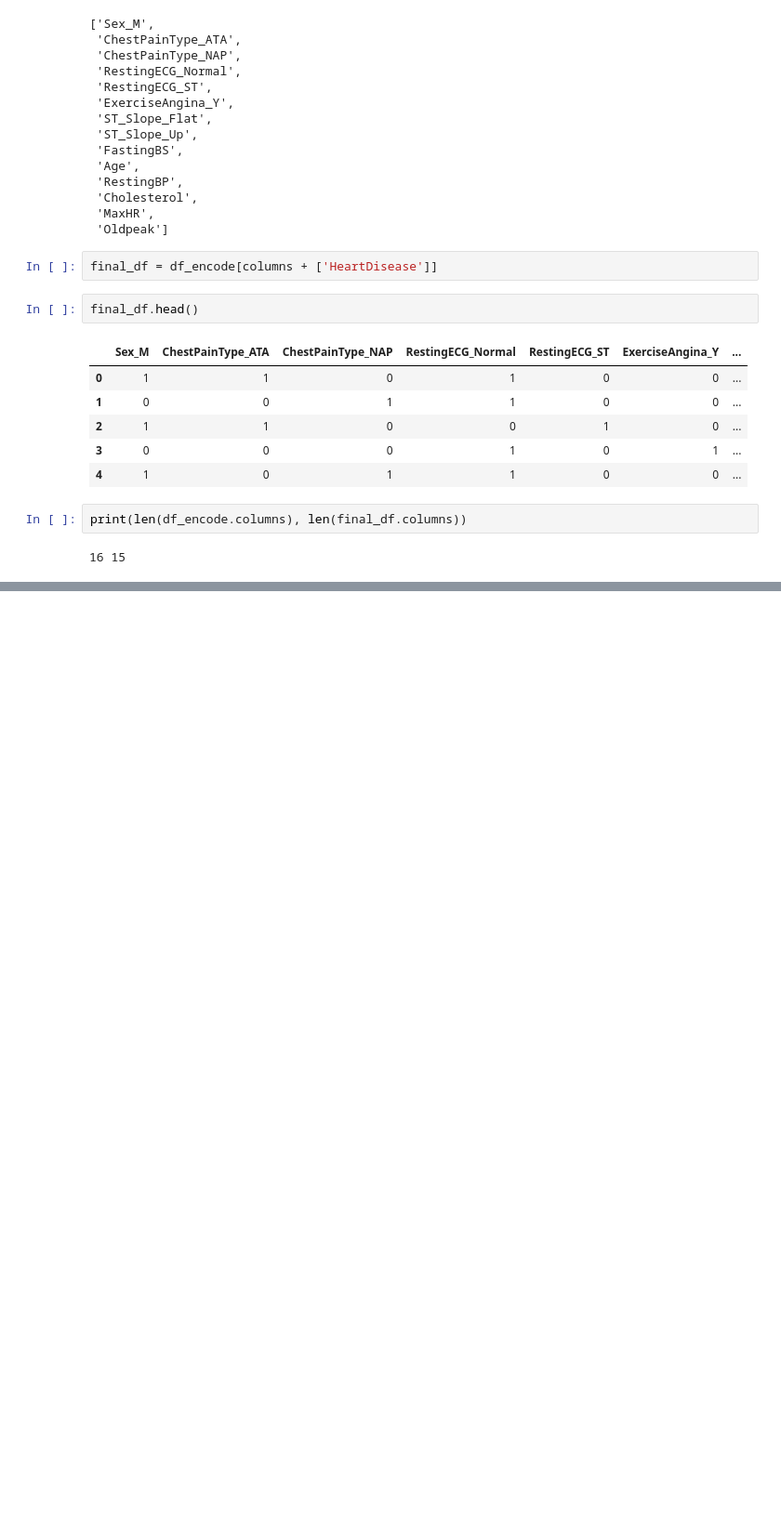
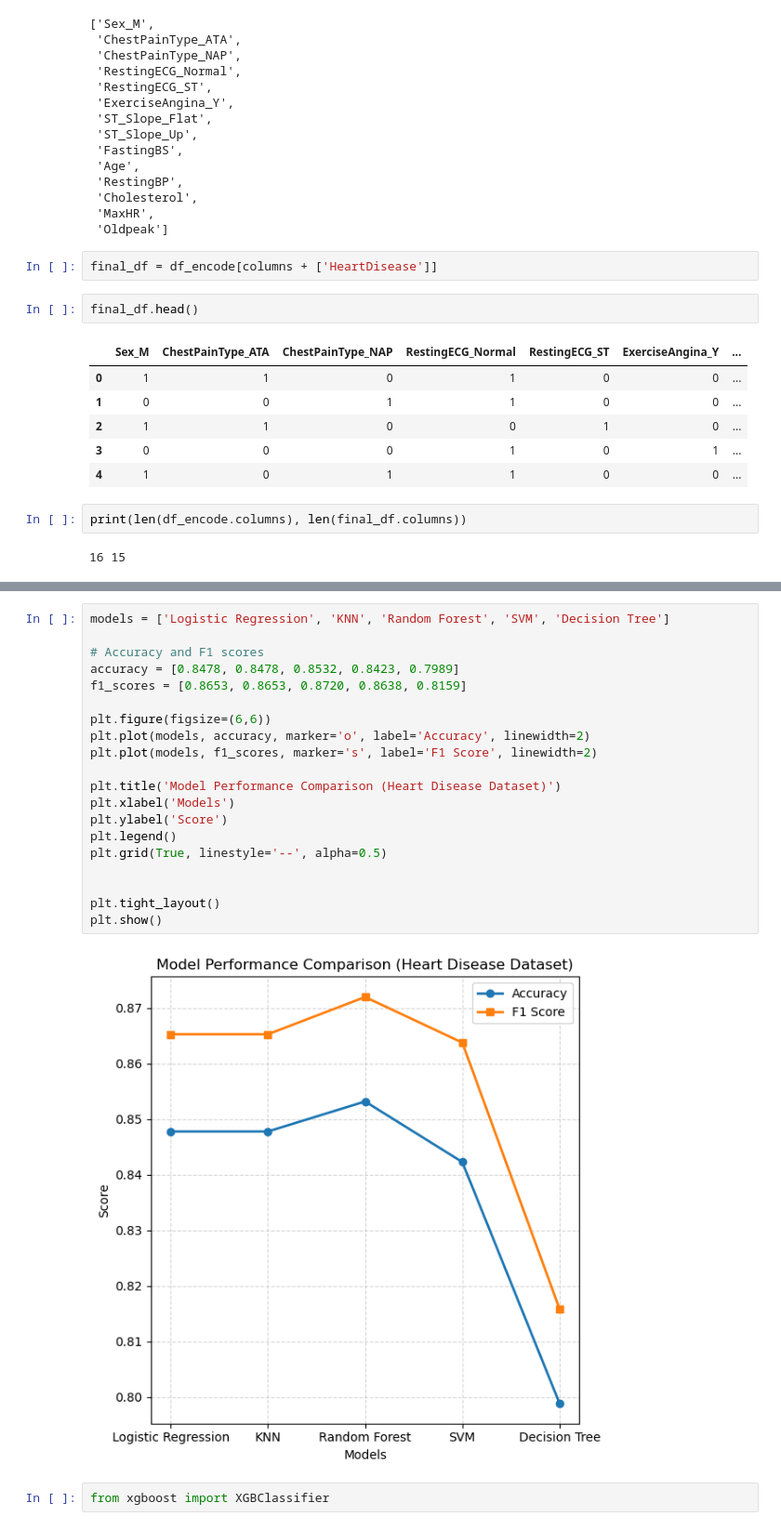
Before and after one commit to Rishika2805/MachineLearningModels, a Jupyter notebook: Heart.ipynb, the cells around one changed output, grey strips where cells are left out. Shown at 93% size. Drawn from its saved outputs; the diff is of its cells as text; blank space fills up the shorter version.

```diff
--- a/Heart.ipynb
+++ b/Heart.ipynb
@@ -546,0 +603,24 @@ print(len(df_encode.columns), len(final_df.columns))
+# %%
+models = ['Logistic Regression', 'KNN', 'Random Forest', 'SVM', 'Decision Tree']
+
+# Accuracy and F1 scores
+accuracy = [0.8478, 0.8478, 0.8532, 0.8423, 0.7989]
+f1_scores = [0.8653, 0.8653, 0.8720, 0.8638, 0.8159]
+
+plt.figure(figsize=(6,6))
+plt.plot(models, accuracy, marker='o', label='Accuracy', linewidth=2)
+plt.plot(models, f1_scores, marker='s', label='F1 Score', linewidth=2)
+
+plt.title('Model Performance Comparison (Heart Disease Dataset)')
+plt.xlabel('Models')
+plt.ylabel('Score')
+plt.legend()
+plt.grid(True, linestyle='--', alpha=0.5)
+
+
+plt.tight_layout()
+plt.show()
+# %% [output]
+[figure, added]
+# %%
+from xgboost import XGBClassifier
```
Also changed, not shown: parts of 29 cells of this notebook, 3 other files.
